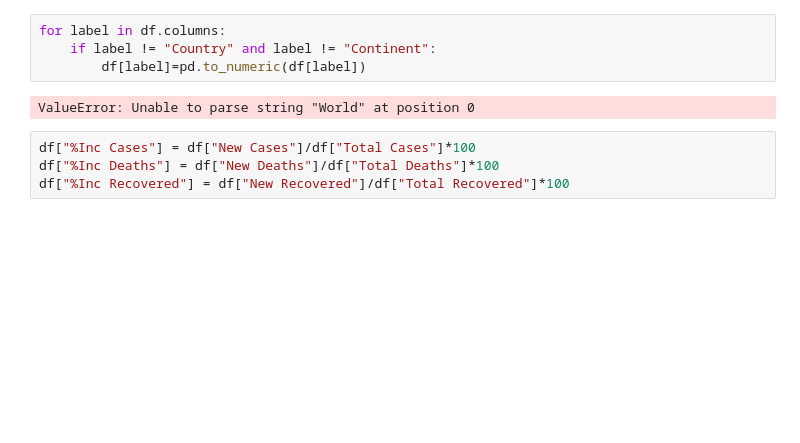
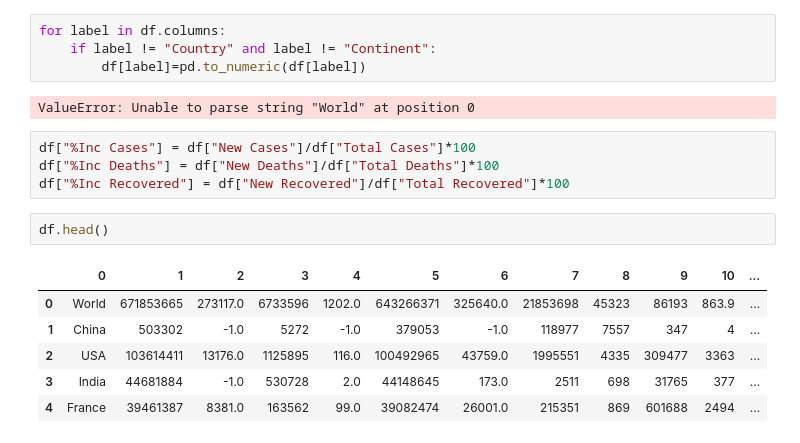
Before and after one commit to rezasafavi/Analyzing-Recent-COVID-19-Trends-Using-Python, a Jupyter notebook: Untitled.ipynb, the cells around one changed output. Saved outputs shown, nothing was run; the diff lists cells and outputs as text; blank space fills up the shorter version.

```diff
--- a/Untitled.ipynb
+++ b/Untitled.ipynb
@@ -133,3 +133,12 @@ ValueError: Unable to parse string "World" at position 0
 df["%Inc Cases"] = df["New Cases"]/df["Total Cases"]*100
 df["%Inc Deaths"] = df["New Deaths"]/df["Total Deaths"]*100
 df["%Inc Recovered"] = df["New Recovered"]/df["Total Recovered"]*100
+# %%
+df.head()
+# %% [output]
+|  | 0 | 1 | 2 | 3 | 4 | 5 | 6 | 7 | 8 | 9 | 10 | ... |
+| 0 | World | 671853665 | 273117.0 | 6733596 | 1202.0 | 643266371 | 325640.0 | 21853698 | 45323 | 86193 | 863.9 | ... |
+| 1 | China | 503302 | -1.0 | 5272 | -1.0 | 379053 | -1.0 | 118977 | 7557 | 347 | 4 | ... |
+| 2 | USA | 103614411 | 13176.0 | 1125895 | 116.0 | 100492965 | 43759.0 | 1995551 | 4335 | 309477 | 3363 | ... |
+| 3 | India | 44681884 | -1.0 | 530728 | 2.0 | 44148645 | 173.0 | 2511 | 698 | 31765 | 377 | ... |
+| 4 | France | 39461387 | 8381.0 | 163562 | 99.0 | 39082474 | 26001.0 | 215351 | 869 | 601688 | 2494 | ... |
```
Also changed, not shown: parts of 6 cells of this notebook.
